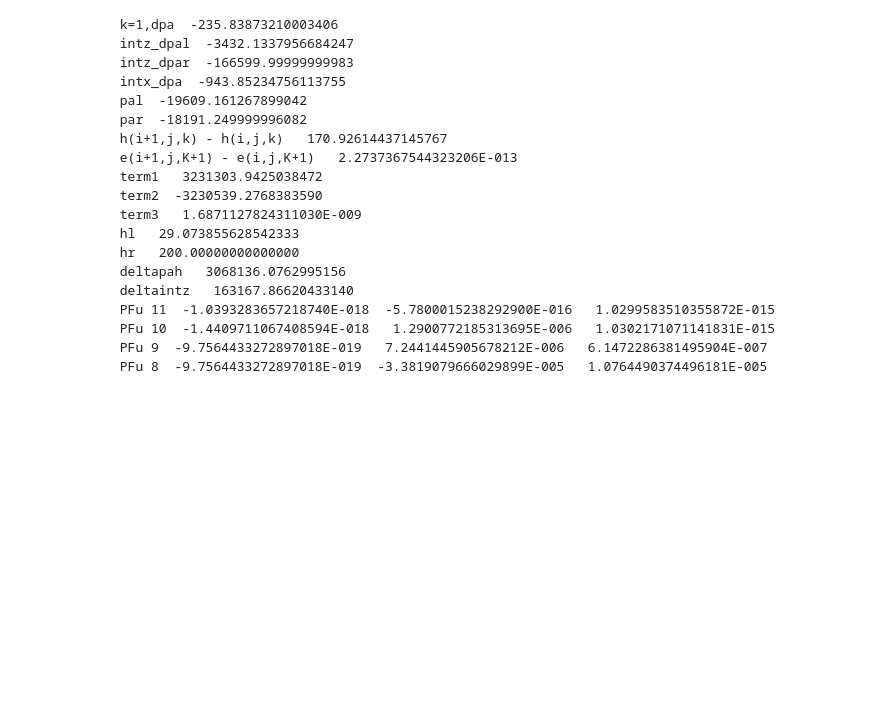
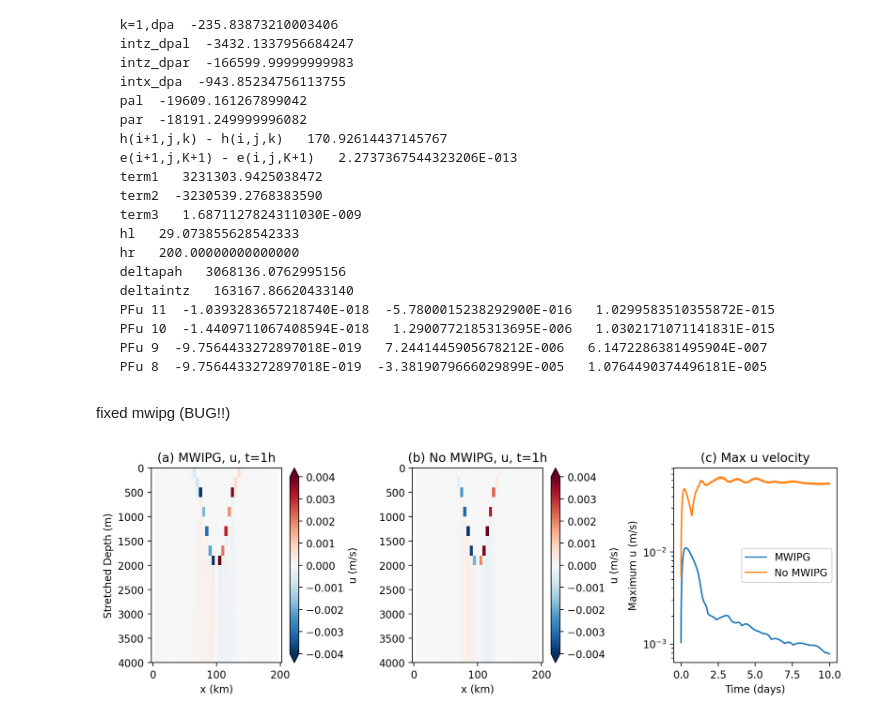
Before and after one commit to claireyung/MOM6-examples, a Jupyter notebook: ocean_only/ISOMIP/seamount-shelf/mwipg-analysis-Copy1.ipynb, the cells around one changed output. Cells and saved outputs as stored; diff of their text form; code cells hidden in the pictures; blank space fills up the shorter version.

````diff
--- a/ocean_only/ISOMIP/seamount-shelf/mwipg-analysis-Copy1.ipynb
+++ b/ocean_only/ISOMIP/seamount-shelf/mwipg-analysis-Copy1.ipynb
@@ -1009,3 +1009,37 @@ MWIPG = True
  PFu 9  -9.7564433272897018E-019   7.2441445905678212E-006   6.1472286381495904E-007
  PFu 8  -9.7564433272897018E-019  -3.3819079666029899E-005   1.0764490374496181E-005
 ```
+# %% [markdown]
+fixed mwipg (BUG!!)
+# %%
+prog1 = xr.open_dataset('mwipg-testing-apr28/prog-ztsar-mwipg.nc')
+#prog2 = xr.open_dataset('mwipg-testing/prog-mwipgshelf.nc')
+#prog2 = xr.open_dataset('mwipg-testing/prog-nomwipgshelf.nc')
+prog2 = xr.open_dataset('mwipg-testing-apr28/prog-ztsar.nc')
+# %%
+fig, axes = plt.subplots(ncols = 3, figsize = (12,3.5),dpi = 200)
+prog1.u.isel(Time = 4, yh = 0).plot(ax = axes[0],
+            cbar_kwargs = {'label':'u (m/s)'}, yincrease = False, vmin = -4e-3, vmax = 4e-3, cmap = 'RdBu_r')
+prog2.u.isel(Time = 0, yh = 0).plot(ax = axes[1],
+            cbar_kwargs = {'label':'u (m/s)'}, yincrease = False, vmin = -4e-3, vmax = 4e-3, cmap = 'RdBu_r')
+
+axes[0].set_title('(a) MWIPG, u, t=1h')
+axes[1].set_title('(b) No MWIPG, u, t=1h')
+axes[2].set_title('(c) Max u velocity')
+
+axes[2].plot(np.arange(len(prog1.Time))/(24*4),np.abs(prog1.u).max(['yh','xq','zl']).values, label = 'MWIPG')
+axes[2].plot(np.arange(len(prog2.Time))/(24*4),np.abs(prog2.u).max(['yh','xq','zl']).values, label = 'No MWIPG')
+axes[2].legend()
+axes[2].set_yscale('log')
+
+axes[1].set_ylabel('')
+axes[0].set_ylabel('Stretched Depth (m)')
+axes[2].set_ylabel('Maximum u (m/s)')
+
+axes[2].set_xlabel('Time (days)')
+axes[0].set_xlabel('x (km)')
+axes[1].set_xlabel('x (km)')
+
+fig.subplots_adjust(wspace = 0.6)
+# %% [output]
+[figure, added]
````
Also changed, not shown: parts of 4 cells of this notebook, 4 other files.
